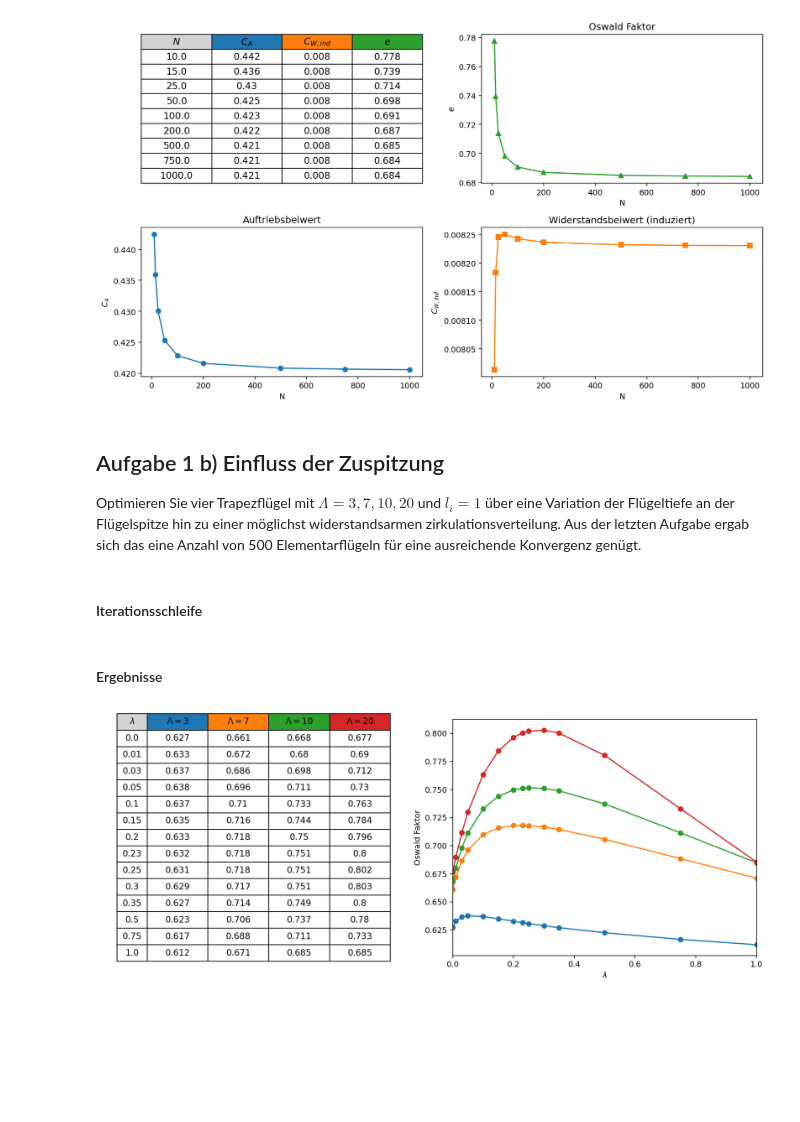
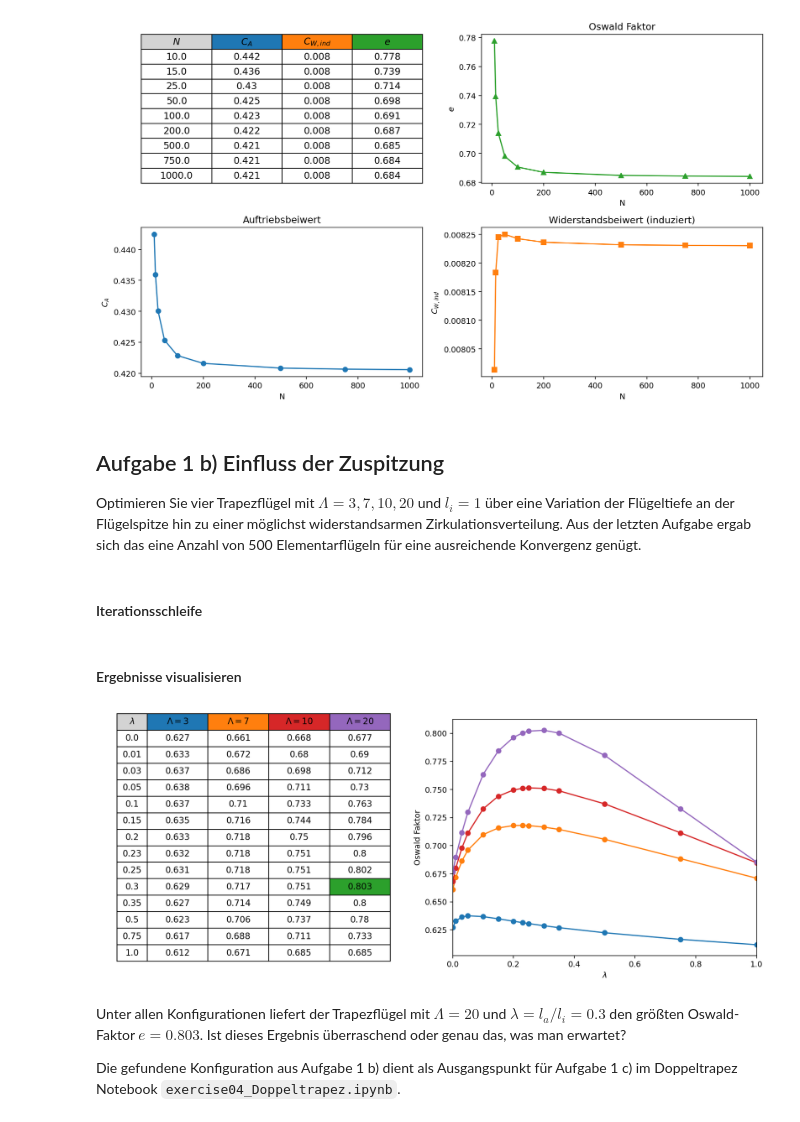
Before and after one commit to AntonSchreiber/aero-lecture, a Jupyter notebook: notebooks/exercise04_Trapez.ipynb, the cells around one changed output. Cells and saved outputs as stored; diff of their text form; code cells hidden in the pictures; blank space fills up the shorter version.

```diff
--- a/notebooks/exercise04_Trapez.ipynb
+++ b/notebooks/exercise04_Trapez.ipynb
@@ -92,7 +90,6 @@ l_i = 1.0                       # Flügeltiefe Wurzel [m]
 # %%
 # Diese Parameter können verändert werden
-
-l_a = 1                         # Flügeltiefe außen [m]
+l_a = 0.5                       # Flügeltiefe außen [m]
 AR = 10                         # Streckung/ Aspect Ratio
 # %% [markdown]
 #### Berechnung weiterer geometrischer Parameter
@@ -321,6 +319,16 @@ Oswald-Faktor:                0.68
 
 Untersuchen Sie am Beispiel des Rechteckflügels mit $l_i=1$ und $\Lambda = 10$ das Konvergenzverhalten der aerodynamischen Beiwerte ($C_W$, $C_A$) und des Oswald Faktors hinsichtlich der Abhängigkeit von der Anzahl der Elementarflügel (räumliche Diskretisierung).
 Entscheiden Sie sich für eine Diskretisierung für alle folgenden Aufgabenteile und begründen Sie diese Entscheidung.
+# %%
+# Rechteckflügel Geometrie
+l_i = 1
+l_a = 1
+AR = 10
+
+# Berechnung der Halbspannweite und Fläche
+b = (l_i + l_a) * AR / 2
+s = b / 2
+S = b**2 / AR
 # %% [markdown]
 #### Iterationsschleife
 # %%
@@ -407,13 +418,10 @@ plt.show()
 # %% [markdown]
 ## Aufgabe 1 b) Einfluss der Zuspitzung
 
-Optimieren Sie vier Trapezflügel mit $\Lambda = 3, 7, 10, 20$ und $l_i = 1$ über eine Variation der Flügeltiefe an der Flügelspitze hin zu einer möglichst widerstandsarmen zirkulationsverteilung. Aus der letzten Aufgabe ergab sich das eine Anzahl von 500 Elementarflügeln für eine ausreichende Konvergenz genügt.
+Optimieren Sie vier Trapezflügel mit $\Lambda = 3, 7, 10, 20$ und $l_i = 1$ über eine Variation der Flügeltiefe an der Flügelspitze hin zu einer möglichst widerstandsarmen Zirkulationsverteilung. Aus der letzten Aufgabe ergab sich das eine Anzahl von 500 Elementarflügeln für eine ausreichende Konvergenz genügt.
 # %% [markdown]
 #### Iterationsschleife
 # %%
-N = 500
-delta_b = b/N
-
 # Initialisieren der benötigten Variablen
 AR_study = [3, 7, 10, 20]
 l_a_study = [0.0, 0.01, 0.03, 0.05, 0.1, 0.15, 0.2, 0.23, 0.25, 0.3, 0.35, 0.5, 0.75, 1]
@@ -421,7 +429,7 @@ result = {"lambda": l_a_study}
 
 # Iteration über verschiedene AR und l_a
 for AR in AR_study:
-    oswald = []
+    Oswald = []
     for l_a in l_a_study:
 
         # Berechnung der Halbspannweite, Fläche und Elementarflügelbreite
@@ -454,11 +462,11 @@ for AR in AR_study:
         C_W_ind_ell = C_A**2 / AR / np.pi
 
         # Berechnen des Oswald-Faktors
-        oswald.append(C_W_ind_ell / C_W_ind)
+        Oswald.append(C_W_ind_ell / C_W_ind)
 
-    result[str(AR)] = oswald
+    result[str(AR)] = Oswald
 # %% [markdown]
-#### Ergebnisse
+#### Ergebnisse visualisieren
 # %%
 # Ergebnisse plotten
 fig, ax = plt.subplots(1, 2, figsize=(12, 5))
@@ -466,37 +474,46 @@ fig, ax = plt.subplots(1, 2, figsize=(12, 5))
 # Erstelle ein DataFrame
 df = {
     r'$\lambda$': l_a_study,
     r"$\Lambda = 3$": [round(num, 3) for num in result["3"]],
     r"$\Lambda = 7$": [round(num, 3) for num in result["7"]],
     r"$\Lambda = 10$": [round(num, 3) for num in result["10"]],
     r"$\Lambda = 20$": [round(num, 3) for num in result["20"]]
 }
 df = pd.DataFrame(df)
+colColours = ["lightgray", "C0", "C1", "C3", "C4"]
 
-for key, val in result.items():
+for i, (key, val) in enumerate(result.items()):
     if key == "lambda":
         pass
     else:
-        ax[1].plot(l_a_study, val, "o-", label=r"$\Lambda$ = " + key)
+        ax[1].plot(l_a_study, val, "o-", label=r"$\Lambda$ = " + key, color=colColours[i])
 
 ax[1].set_xlabel(r'$\lambda$')
 ax[1].set_ylabel("Oswald Faktor")
 ax[1].set_xlim([0, 1])
 
 # Erstellen der Tabelle
 columns = [r"$\lambda$", r"$\Lambda = 3$", r"$\Lambda = 7$", r"$\Lambda = 10$", r"$\Lambda = 20$"]
-
 ax[0].axis('tight')
 ax[0].axis('off')
-table = ax[0].table(cellText=df.values, colLabels=df.columns, colColours=["lightgray", "C0", "C1", "C2", "C3"],
-                    colWidths= [0.1, 0.2, 0.2, 0.2, 0.2], cellLoc='center', loc='center', fontsize=12)
+table = ax[0].table(cellText=df.values, colLabels=df.columns, colWidths= [0.1, 0.2, 0.2, 0.2, 0.2], cellLoc='center', loc='center', fontsize=12)
 
-# Increase row height and font size
+# Zell-Eigenschaften anpassen
 for key, cell in table.get_celld().items():
     cell.set_height(0.07)
     cell.set_fontsize(12)
+    cell.set_facecolor('white')
+
+# Optimum hervorheben und Header Zeile wie plots färben
+for i, color in enumerate(colColours):
+    table[(0, i)].set_facecolor(color)
+table[(10, 4)].set_facecolor('C2')
 
 plt.tight_layout()
 plt.show()
 # %% [output]
-[figure, old version]
+[figure, new version]
+# %% [markdown]
+Unter allen Konfigurationen liefert der Trapezflügel mit $\Lambda = 20$ und $\lambda = l_a / l_i = 0.3$ den größten Oswald-Faktor $e=0.803$. Ist dieses Ergebnis überraschend oder genau das, was man erwartet?
+
+Die gefundene Konfiguration aus Aufgabe 1 b) dient als Ausgangspunkt für Aufgabe 1 c) im Doppeltrapez Notebook `exercise04_Doppeltrapez.ipynb`.
```
Also changed, not shown: parts of 12 cells of this notebook, 1 other file.
